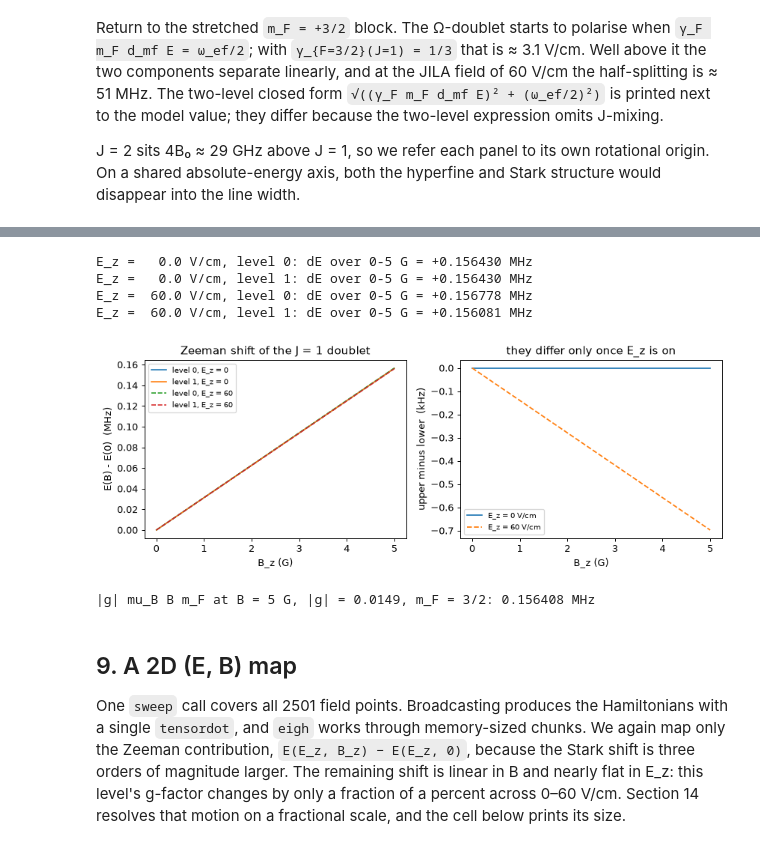
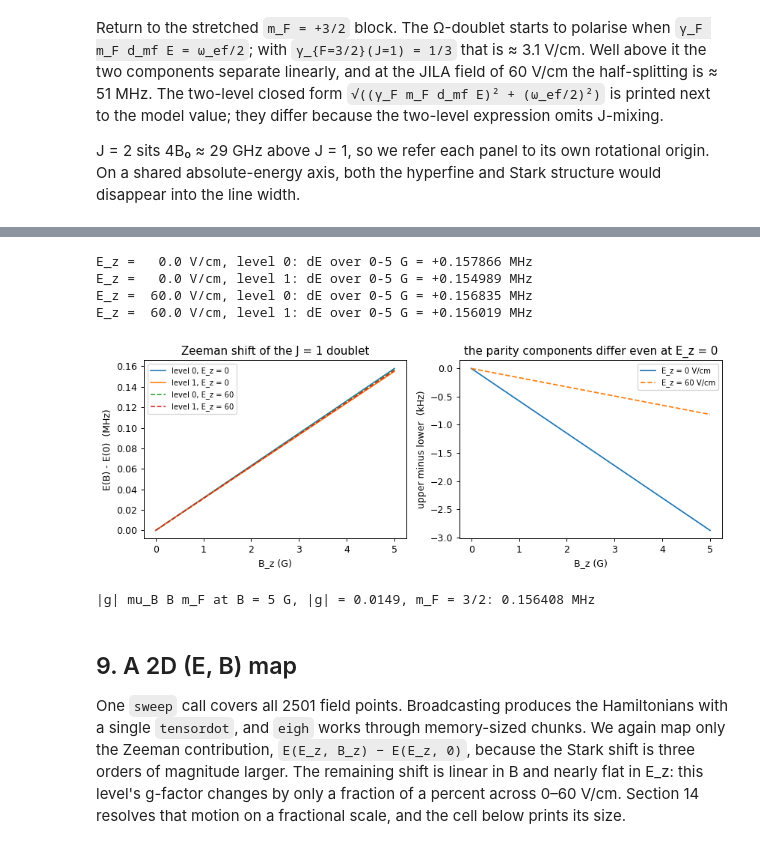
Before and after one commit to arianjad/heff, a Jupyter notebook: notebooks/ThF_plus_X3Delta1_Tutorial.ipynb, the cells around one changed output, grey strips where cells are left out. Saved outputs shown, nothing was run; the diff lists cells and outputs as text; code cells hidden in the pictures.

```diff
--- a/notebooks/ThF_plus_X3Delta1_Tutorial.ipynb
+++ b/notebooks/ThF_plus_X3Delta1_Tutorial.ipynb
@@ -357,31 +362,31 @@ at 60 V/cm the two slopes differ by about 4.5 parts in a thousand, which is
 # %%
 B = np.linspace(0.0, 5.0, 101)
 fig, ax = plt.subplots(1, 2, figsize=(9.5, 3.6))
 for Ez, ls in ((0.0, '-'), (60.0, '--')):
     r = sweep(tm, pset, {'E_z': np.full_like(B, Ez), 'B_z': B})
     shift = r.evals - r.evals[0]
     for s in (0, 1):
         ax[0].plot(B, shift[:, s], ls, lw=1.3, label=f'level {s}, E_z = {Ez:g}')
         print(f"E_z = {Ez:5.1f} V/cm, level {s}: dE over 0-5 G = {shift[-1, s]:+.6f} MHz")
     ax[1].plot(B, (shift[:, 1] - shift[:, 0]) * 1e3, ls, lw=1.4,
                label=f'E_z = {Ez:g} V/cm')
 ax[0].set_ylabel('E(B) - E(0)  (MHz)')
 ax[0].set_title('Zeeman shift of the J = 1 doublet')
 ax[1].set_ylabel('upper minus lower  (kHz)')
-ax[1].set_title('they differ only once E_z is on')
+ax[1].set_title('the parity components differ even at E_z = 0')
 for a in ax:
     a.set_xlabel('B_z (G)')
     a.legend(fontsize=8)
 plt.tight_layout()
 plt.show()
 print(f"|g| mu_B B m_F at B = 5 G, |g| = 0.0149, m_F = 3/2: "
       f"{0.0149 * heff.MU_B * 5 * 1.5:.6f} MHz")
 # %% [output]
-E_z =   0.0 V/cm, level 0: dE over 0-5 G = +0.156430 MHz
-E_z =   0.0 V/cm, level 1: dE over 0-5 G = +0.156430 MHz
-E_z =  60.0 V/cm, level 0: dE over 0-5 G = +0.156778 MHz
-E_z =  60.0 V/cm, level 1: dE over 0-5 G = +0.156081 MHz
+E_z =   0.0 V/cm, level 0: dE over 0-5 G = +0.157866 MHz
+E_z =   0.0 V/cm, level 1: dE over 0-5 G = +0.154989 MHz
+E_z =  60.0 V/cm, level 0: dE over 0-5 G = +0.156835 MHz
+E_z =  60.0 V/cm, level 1: dE over 0-5 G = +0.156019 MHz
-[figure, old version]
+[figure, new version]
 |g| mu_B B m_F at B = 5 G, |g| = 0.0149, m_F = 3/2: 0.156408 MHz
 # %% [markdown]
 ## 9. A 2D (E, B) map
```
Also changed, not shown: parts of 23 cells of this notebook, 3 other files.
